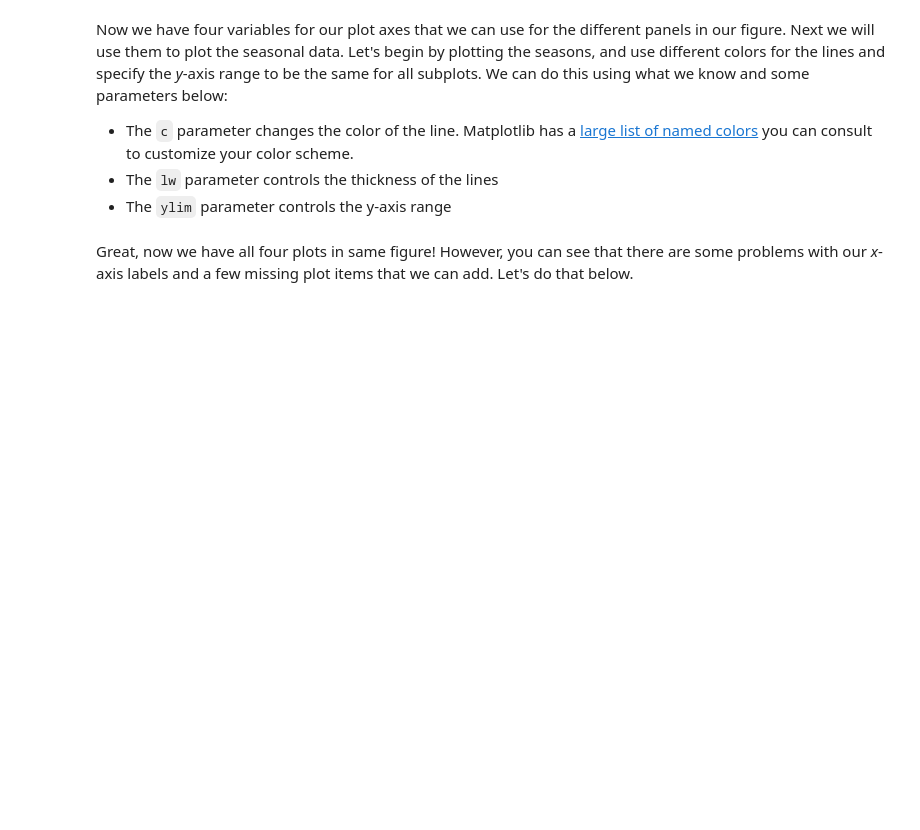
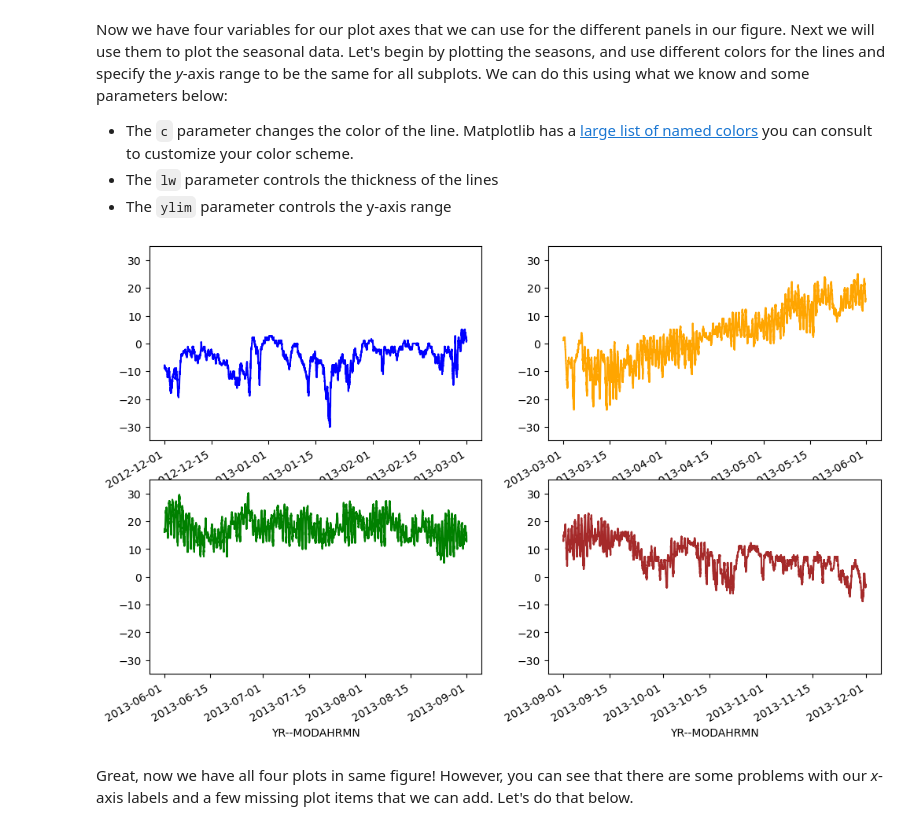
Before and after one commit to jeromemaiquez/geopython_notebooks, a Jupyter notebook: L7/advanced-plotting.ipynb, the cells around one changed output. Cells and saved outputs as stored; diff of their text form; code cells hidden in the pictures; blank space fills up the shorter version.

```diff
--- a/L7/advanced-plotting.ipynb
+++ b/L7/advanced-plotting.ipynb
@@ -184,7 +188,10 @@ OK, so from these plots we can already see that the temperatures the four season
 Out next goal is to set our *y*-axis limits so that the upper limit is the maximum temperature + 5 degrees in our data (full year), and the lowest is the minimum temperature - 5 degrees.
 # %%
 # Find minimum seasonal temperature
-
+min_temp = min(
+    winter_temps.min(), spring_temps.min(), summer_temps.min(), autumn_temps.min()
+)
+min_temp = min_temp - 5.0
 
 # Find upper limit for y-axis
 max_temp = max(
@@ -218,21 +234,24 @@ Now we have four variables for our plot axes that we can use for the different p
 # %%
 # Set the plot line width
 line_width = 1.5
 
 # Plot data
 # Winter
+winter_temps.plot(ax=ax11, c="blue", lw=line_width, ylim=[min_temp, max_temp])
 
 # Spring
 spring_temps.plot(ax=ax12, c="orange", lw=line_width, ylim=[min_temp, max_temp])
 
 # Summer
 summer_temps.plot(ax=ax21, c="green", lw=line_width, ylim=[min_temp, max_temp])
 
 # Autumn
 autumn_temps.plot(ax=ax22, c="brown", lw=line_width, ylim=[min_temp, max_temp])
 
 # Display the figure
 fig
+# %% [output]
+[figure, added]
 # %% [markdown]
 Great, now we have all four plots in same figure! However, you can see that there are some problems with our *x*-axis labels and a few missing plot items that we can add. Let's do that below.
 # %%
```
Also changed, not shown: parts of 8 cells of this notebook, 1 other file.
